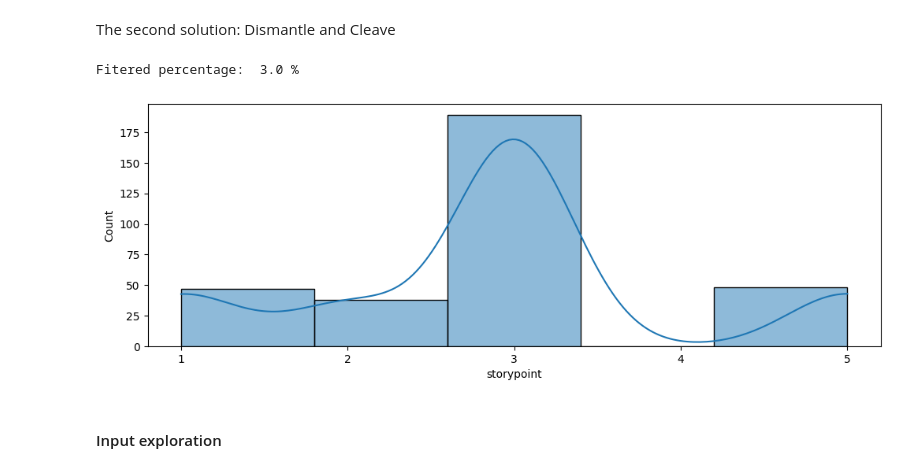
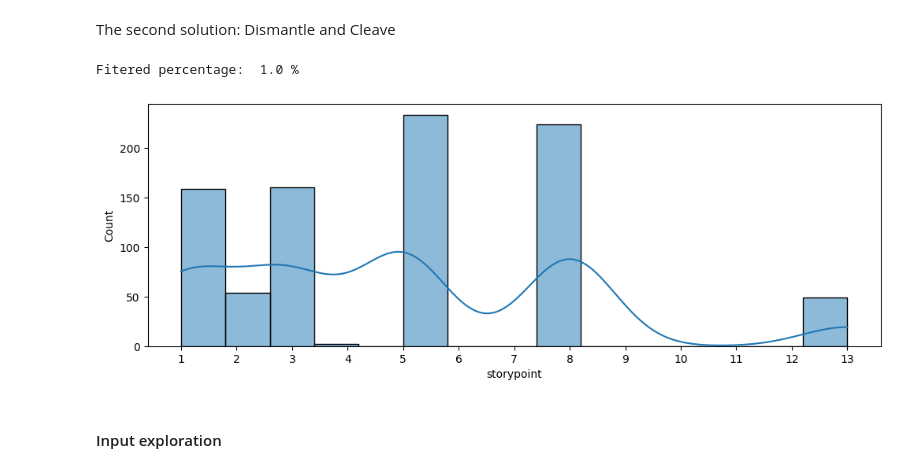
Before and after one commit to auphong2707/StoryPointEstimation, a Jupyter notebook: Storypoint Problem Exploration.ipynb, the cells around one changed output. Saved outputs shown, nothing was run; the diff lists cells and outputs as text; code cells hidden in the pictures.

```diff
--- a/Storypoint Problem Exploration.ipynb
+++ b/Storypoint Problem Exploration.ipynb
@@ -39,7 +39,7 @@ from sklearn.feature_extraction.text import CountVectorizer
 # %%
 # Import raw data from the CSV file
 
-project_name = 'usergrid'
+project_name = 'mule'
 
 all_data = pd.concat([pd.read_csv('data/' + project_name + '/' + project_name + '_train.csv'),
                       pd.read_csv('data/' + project_name + '/' + project_name + '_valid.csv'),
@@ -120,16 +123,16 @@ Kurtosis now becomes platokurtosis but skewness is better than before
 # %% [markdown]
 The second solution: Dismantle and Cleave
 # %%
-threshold = 5 # This threshold means that we will take all the examples with story points less than or equal to 5
+threshold = 15 # This threshold means that we will take all the examples with story points less than or equal to 15
 
 new_data = all_data[all_data['storypoint'] <= threshold]
 plt.figure(figsize=(12, 4))
 plt.xticks(np.arange(0, max(new_data['storypoint']) + 1, 1))
 sns.histplot(new_data['storypoint'], bins=threshold, kde=True)
 print('Fitered percentage: ', round(1 - new_data.shape[0] / all_data.shape[0], 2) * 100, '%')
 # %% [output]
-Fitered percentage:  3.0 %
+Fitered percentage:  1.0 %
-[figure, old version]
+[figure, new version]
 # %% [markdown]
 #### Input exploration
 # %% [markdown]
```
Also changed, not shown: parts of 14 cells of this notebook, 9 other files.
